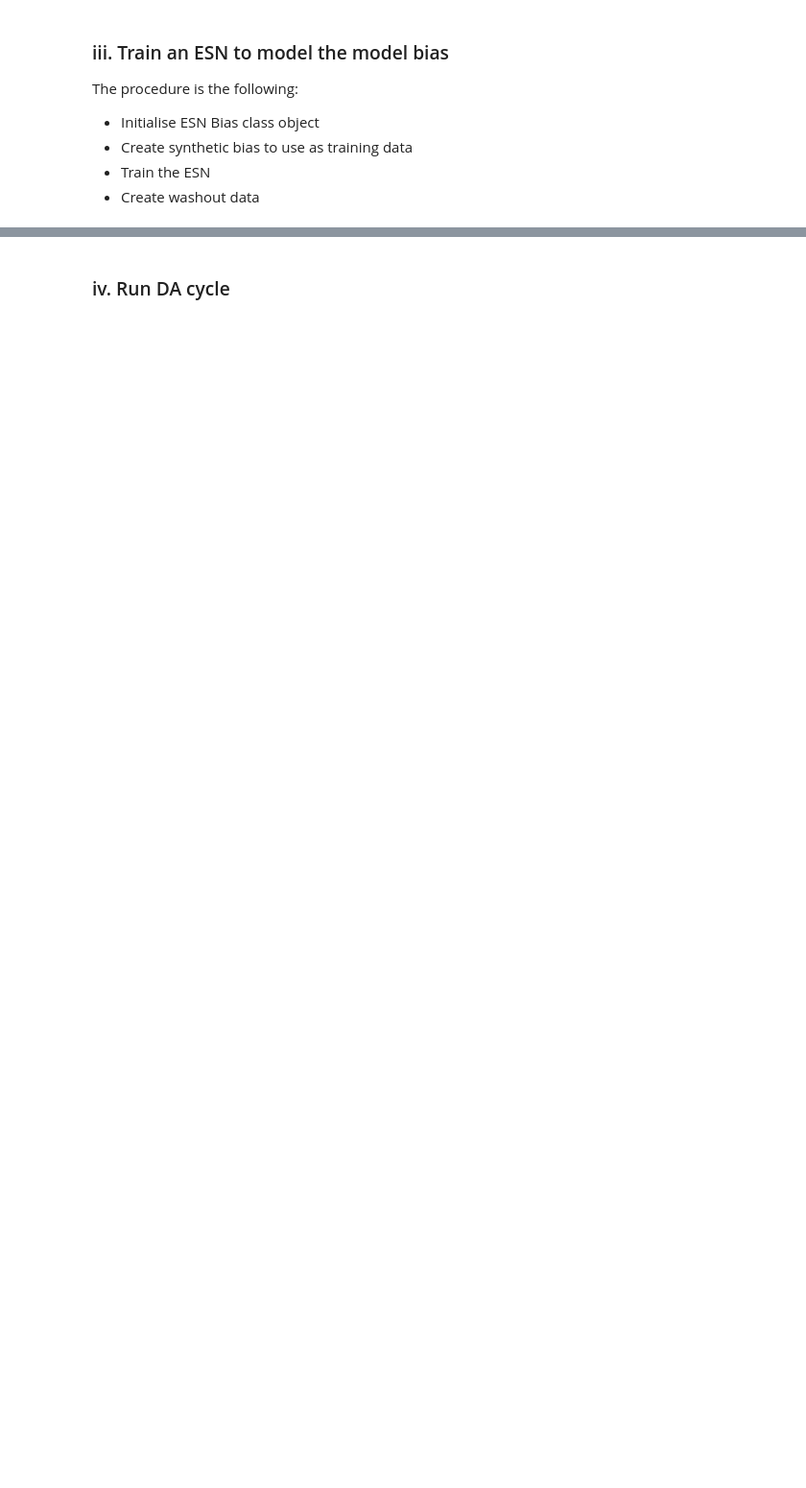
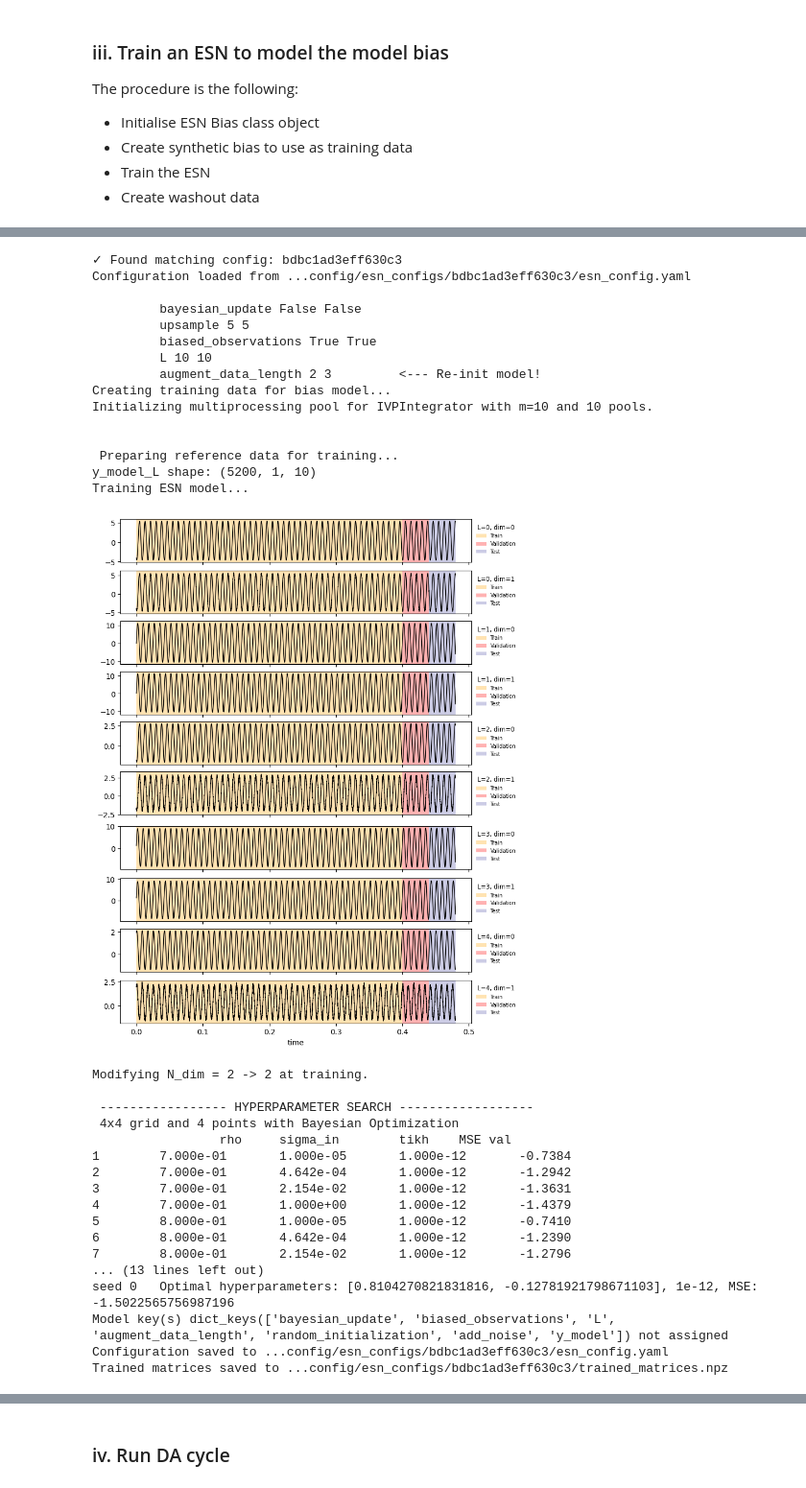
Before and after one commit to andreanovoa/real-time-bias-aware-DA, a Jupyter notebook: scripts/tutorials/1_Introtuction_to_real-time_DA/13_bias-aware-DA-intro.ipynb, the cells around one changed output, grey strips where cells are left out. Shown at 96% size. Saved outputs shown, nothing was run; the diff lists cells and outputs as text; code cells hidden in the pictures; blank space fills up the shorter version.

Commit message:
ongoing changes for bug search

```diff
--- a/scripts/tutorials/1_Introtuction_to_real-time_DA/13_bias-aware-DA-intro.ipynb
+++ b/scripts/tutorials/1_Introtuction_to_real-time_DA/13_bias-aware-DA-intro.ipynb
@@ -378,36 +417,68 @@ The procedure is the following:
 # %%
-from bias_estimators import ESN_bias
-import matplotlib.pyplot as plt
-
-plt.close('all')
-
-training_data_filename = f'{results_folder}/Tutorial_13_bias_training_data_linear_bias'  # Filename to save training data and results
 
 
-bias_estimator = ESN_bias(rom=ensemble.model,
+bias_estimator = ESN_bias(  rom=ensemble.model,
                             training_data_filename=training_data_filename,
                             reference_data=truth,
-                            biased_observations=False,
-                            correlation_based_training=False,
-                            augment_data=3,
+                            force_retrain=True,  # Force retraining of the bias estimator even if training data already exists
+                            # Bias estimator parameters
+                            bayesian_update=False,
+                            biased_observations=True,
+                            random_initialization=True,
+                            N_ens=10,
+                            # Training times and data augmentation
+                            L=10,
+                            correlation_based_training=True,
+                            augment_data=2,
                             add_noise=False,
-                            perform_test=True,
                             t_train=ensemble.model.t_CR*10,
                             t_val=ensemble.model.t_CR*1.,
                             t_test=ensemble.model.t_CR,
+                            # Architecture parameters
                             upsample=5,
                             N_units=100,
-                            N_wash=30,
+                            N_wash=10,
                             N_func_evals=20,
                             N_folds=4,
                             N_grid=4,
+                            # Hyperparameter ranges
                             rho_range=(0.7, 1.),
                             sigma_in_range=(-5, 0),
-                            tikh_range=[1e-12, 1e-10, 1e-8],
+                            tikh_range=[1e-12, 1e-10, 1e-8, 1e-4],
                             norm_method='range',
-                            random_initialization=True,
                             plot_training=True,
-                            force_retrain=True,
-                            N_ens=5,
-                            L=20
-                            )  # Initialize bias model
+                            )
+# %% [output]
+✓ Found matching config: bdbc1ad3eff630c3
+Configuration loaded from ...config/esn_configs/bdbc1ad3eff630c3/esn_config.yaml
+
+         bayesian_update False False
+         upsample 5 5
+         biased_observations True True
+         L 10 10
+         augment_data_length 2 3         <--- Re-init model!
+Creating training data for bias model...
+Initializing multiprocessing pool for IVPIntegrator with m=10 and 10 pools.
+
+
+ Preparing reference data for training...
+y_model_L shape: (5200, 1, 10)
+Training ESN model...
+[figure, added]
+Modifying N_dim = 2 -> 2 at training.
+
+ ----------------- HYPERPARAMETER SEARCH ------------------
+ 4x4 grid and 4 points with Bayesian Optimization
+                 rho     sigma_in        tikh    MSE val
+1        7.000e-01       1.000e-05       1.000e-12       -0.7384
+2        7.000e-01       4.642e-04       1.000e-12       -1.2942
+3        7.000e-01       2.154e-02       1.000e-12       -1.3631
+4        7.000e-01       1.000e+00       1.000e-12       -1.4379
+5        8.000e-01       1.000e-05       1.000e-12       -0.7410
+6        8.000e-01       4.642e-04       1.000e-12       -1.2390
+7        8.000e-01       2.154e-02       1.000e-12       -1.2796
+... (13 lines left out)
+seed 0   Optimal hyperparameters: [0.8104270821831816, -0.12781921798671103], 1e-12, MSE: -1.5022565756987196
+Model key(s) dict_keys(['bayesian_update', 'biased_observations', 'L', 'augment_data_length', 'random_initialization', 'add_noise', 'y_model']) not assigned
+Configuration saved to ...config/esn_configs/bdbc1ad3eff630c3/esn_config.yaml
+Trained matrices saved to ...config/esn_configs/bdbc1ad3eff630c3/trained_matrices.npz
```
Also changed, not shown: parts of 17 cells of this notebook, 9 other files.
